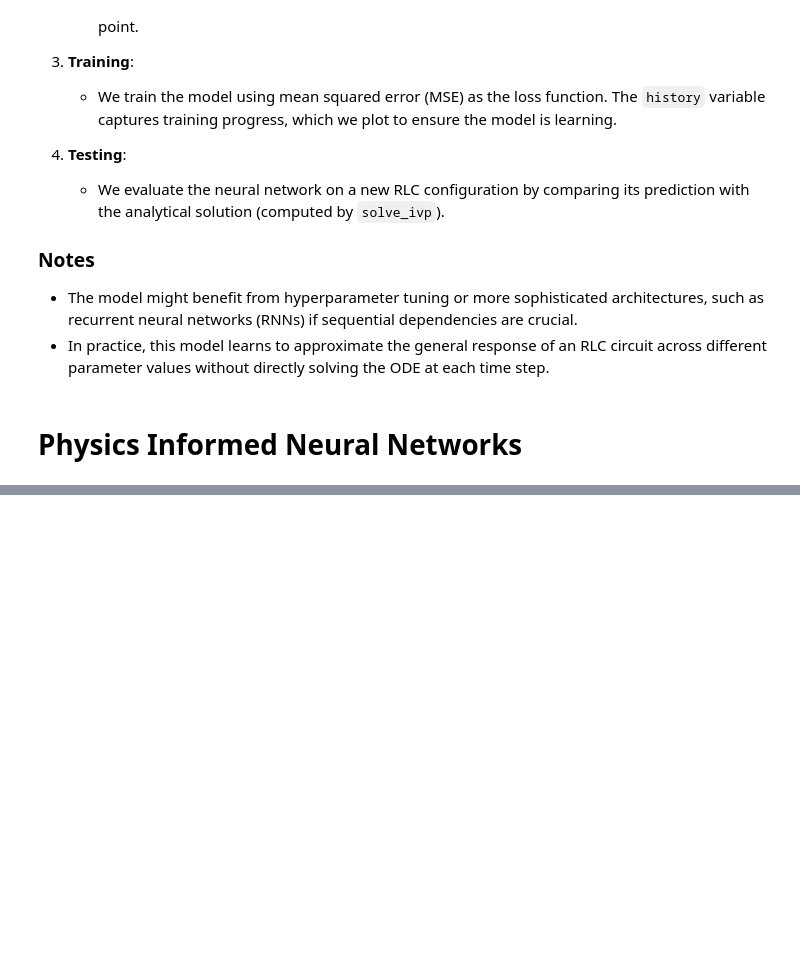
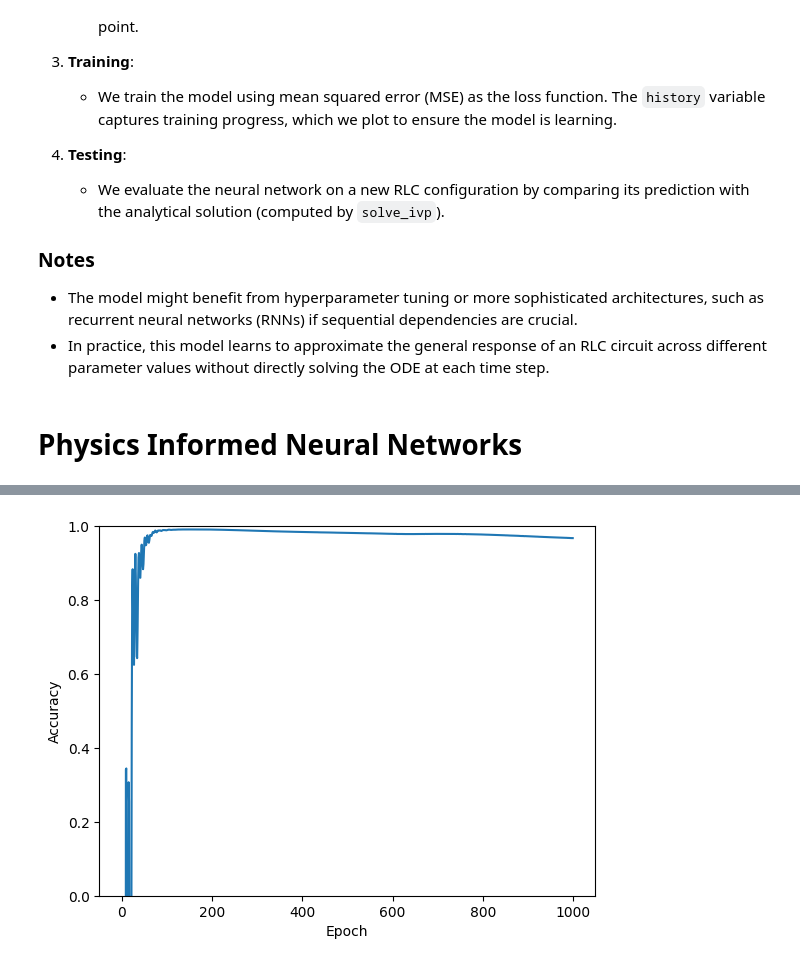
Before and after one commit to rbrinson2/EE-6770-Application_Neural_Network, a Jupyter notebook: Project/Neural ODE_RB.ipynb, the cells around one changed output, grey strips where cells are left out. Saved outputs shown, nothing was run; the diff lists cells and outputs as text; code cells hidden in the pictures; blank space fills up the shorter version.

```diff
--- a/Project/Neural ODE_RB.ipynb
+++ b/Project/Neural ODE_RB.ipynb
@@ -268,14 +271,18 @@ def pinn_loss(model, t, V):
 @tf.function
 def train_step(model, t, V, optimizer):
     with tf.GradientTape() as tape:
-        loss, i_pred = pinn_loss(model, t, V)
+        loss = pinn_loss(model, t, V)
     gradients = tape.gradient(loss, model.trainable_variables)
     optimizer.apply_gradients(zip(gradients, model.trainable_variables))
-    return loss, i_pred
+    return loss
+# %%
+def pinn_accuracy(y_true, y_pred):
+    y_pred = y_pred.numpy()
+    return r2_score(y_true, y_pred)
 # %%
 # Generate training data
 t_values = np.linspace(0, 10, 1000).astype(np.float32).reshape(-1, 1)
-t_train, t_test2 = train_test_split(t_values, test_size=0.2, random_state=42)
+t_train, _ = train_test_split(t_values, test_size=0.2, random_state=42)
 # %%
 # Instantiate the model and optimizer
 pinn_model = PINN()
@@ -336,0 +343,8 @@ plt.show()
+# %%
+plt.plot(accuracy_data, label='Accuracy')
+plt.xlabel('Epoch')
+plt.ylabel('Accuracy')
+plt.ylim([0, 1])
+plt.show()
+# %% [output]
+[figure, added]
```
Also changed, not shown: parts of 16 cells of this notebook.
